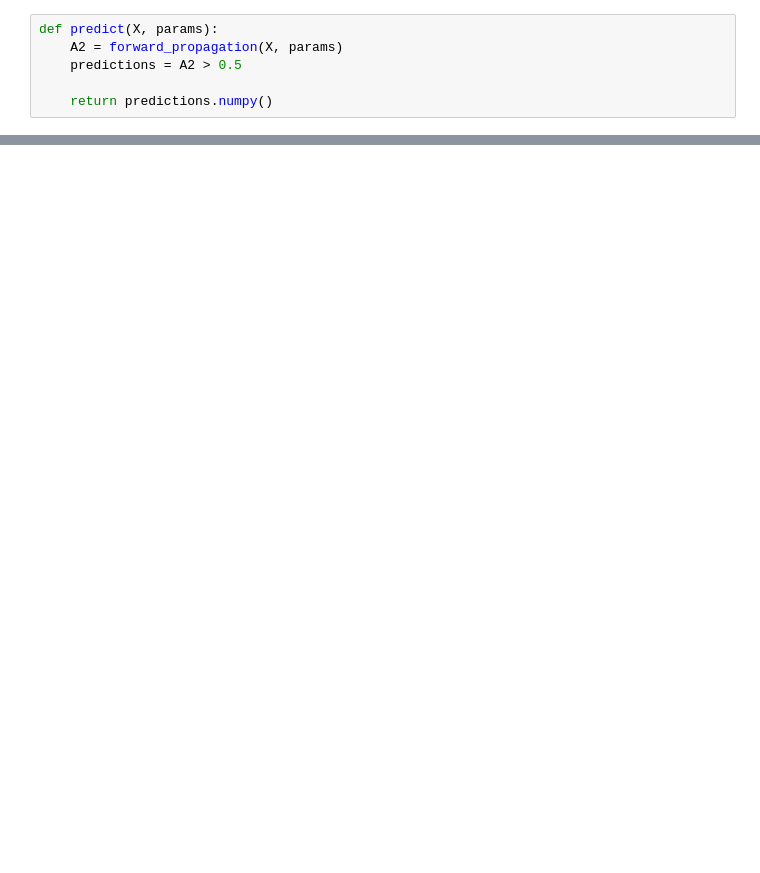
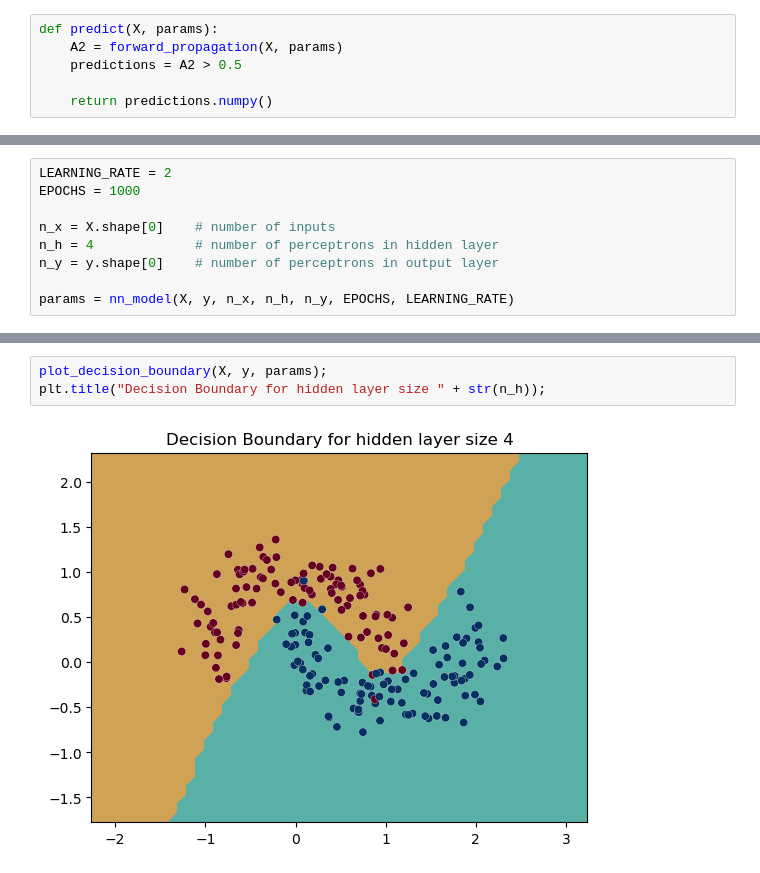
Before and after one commit to VahidTheOnly/NeuralNet-Regression-Classification, a Jupyter notebook: NeuralNet_with_Two_Layers.ipynb, the cells around one changed output, grey strips where cells are left out. Drawn from its saved outputs; the diff is of its cells as text; blank space fills up the shorter version.

```diff
--- a/NeuralNet_with_Two_Layers.ipynb
+++ b/NeuralNet_with_Two_Layers.ipynb
@@ -138,0 +147,9 @@ plt.title("Decision Boundary for hidden layer size " + str(n_h));
+# %%
+LEARNING_RATE = 2
+EPOCHS = 1000
+
+n_x = X.shape[0]    # number of inputs
+n_h = 4             # number of perceptrons in hidden layer
+n_y = y.shape[0]    # number of perceptrons in output layer
+
+params = nn_model(X, y, n_x, n_h, n_y, EPOCHS, LEARNING_RATE)
@@ -138,0 +167,5 @@ plt.title("Decision Boundary for hidden layer size " + str(n_h));
+# %%
+plot_decision_boundary(X, y, params);
+plt.title("Decision Boundary for hidden layer size " + str(n_h));
+# %% [output]
+[figure, added]
```
Also changed, not shown: parts of 10 cells of this notebook, 2 other files.
